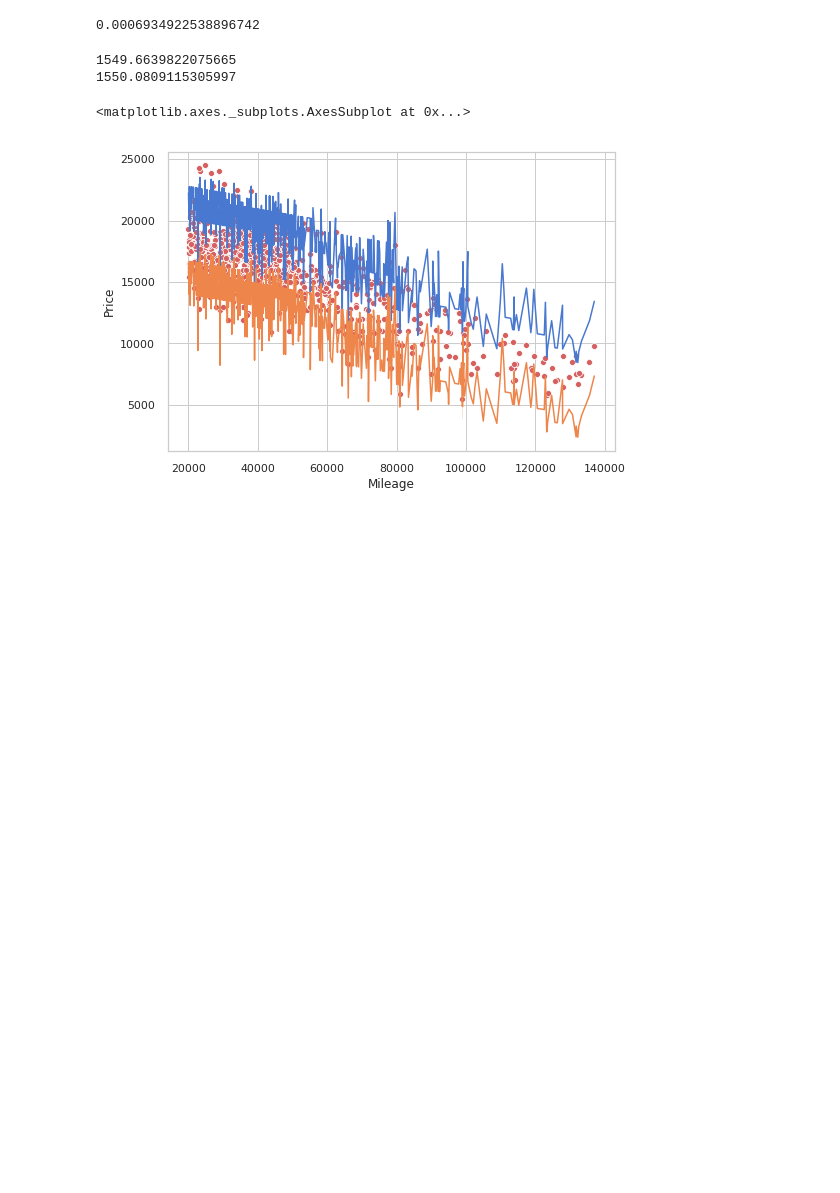
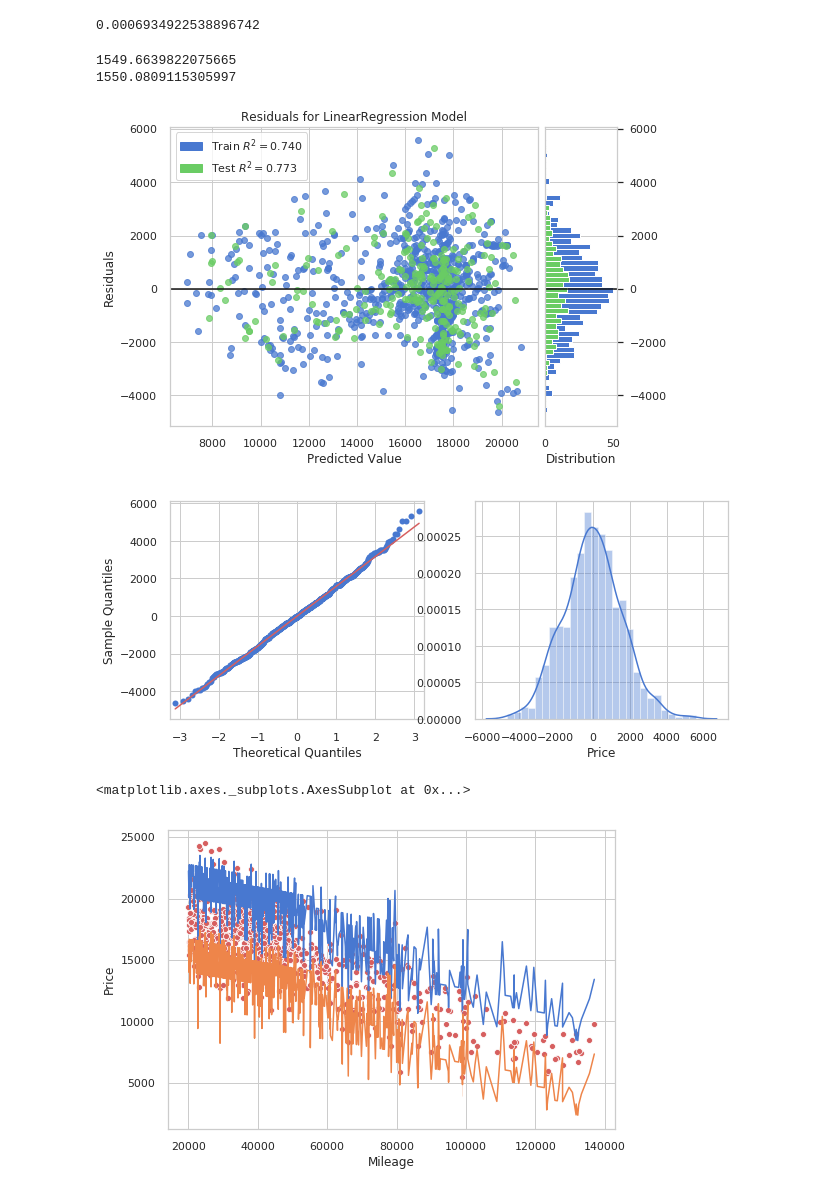
Before and after one commit to mEyob/linear-regression-car-price, a Jupyter notebook: analysis.ipynb, the cells around one changed output. Saved outputs shown, nothing was run; the diff lists cells and outputs as text; code cells hidden in the pictures; blank space fills up the shorter version.

```diff
--- a/analysis.ipynb
+++ b/analysis.ipynb
@@ -683,6 +677,17 @@ print(np.sqrt(np.sum(residuals**2)/(residuals.shape[0] - 1)))
 # %% [output]
 1549.6639822075665
 1550.0809115305997
+# %%
+columns = ['Mileage_log', 'Year_ctr_2019','XLE' ,'XSE', 'Hybrid','Price']
+rows = toyota[toyota.Mileage > 15000]
+model = train_test_plot(rows, columns)
+residuals = model.predict(rows[columns[:-1]])  -  rows['Price']
+fig = plt.figure(figsize=(10,4)); axes = fig.subplots(1,2);
+qqplot(residuals, line='r',ax=axes[0]);
+sns.distplot(residuals, ax=axes[1]);
+# %% [output]
+[figure, added]
+[figure, added]
 # %%
 fig, ax = plt.subplots()
 interval = 1.96 * np.sqrt(np.sum(residuals**2)/(residuals.shape[0] - 1))
```
Also changed, not shown: parts of 14 cells of this notebook.
